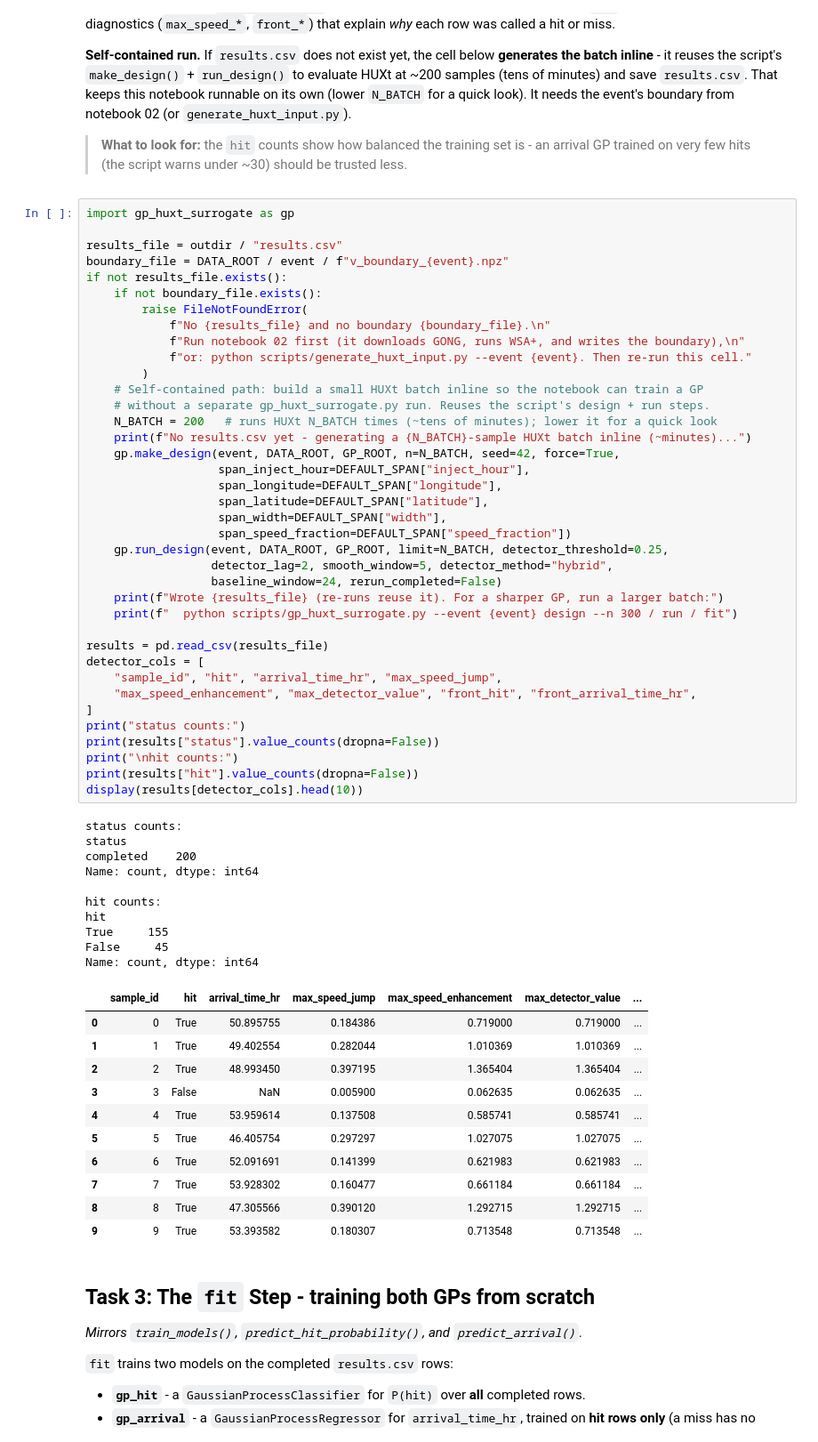
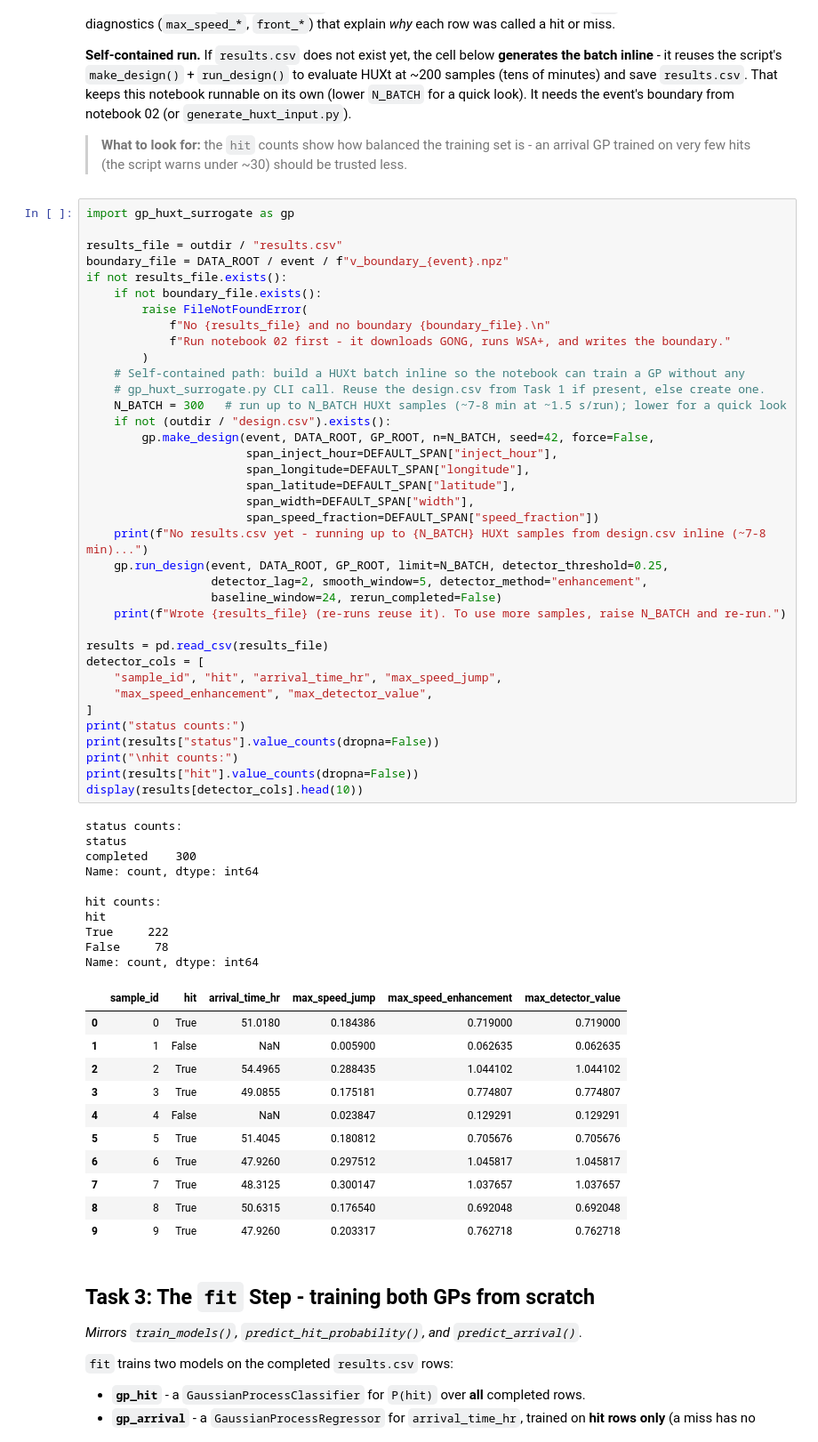
Before and after one commit to georgemilosh/conecast, a Jupyter notebook: notebooks/04_gp_huxt_application.ipynb, the cells around one changed output. Shown at 89% size. Saved outputs shown, nothing was run; the diff lists cells and outputs as text.

```diff
--- a/notebooks/04_gp_huxt_application.ipynb
+++ b/notebooks/04_gp_huxt_application.ipynb
@@ -403,63 +412,62 @@ For every design row, `run_design()` runs the same simulation, calls `detect_arr
 # %%
 import gp_huxt_surrogate as gp
 
 results_file = outdir / "results.csv"
 boundary_file = DATA_ROOT / event / f"v_boundary_{event}.npz"
 if not results_file.exists():
     if not boundary_file.exists():
         raise FileNotFoundError(
             f"No {results_file} and no boundary {boundary_file}.\n"
-            f"Run notebook 02 first (it downloads GONG, runs WSA+, and writes the boundary),\n"
-            f"or: python scripts/generate_huxt_input.py --event {event}. Then re-run this cell."
+            f"Run notebook 02 first - it downloads GONG, runs WSA+, and writes the boundary."
         )
-    # Self-contained path: build a small HUXt batch inline so the notebook can train a GP
-    # without a separate gp_huxt_surrogate.py run. Reuses the script's design + run steps.
-    N_BATCH = 200   # runs HUXt N_BATCH times (~tens of minutes); lower it for a quick look
-    print(f"No results.csv yet - generating a {N_BATCH}-sample HUXt batch inline (~minutes)...")
-    gp.make_design(event, DATA_ROOT, GP_ROOT, n=N_BATCH, seed=42, force=True,
-                   span_inject_hour=DEFAULT_SPAN["inject_hour"],
-                   span_longitude=DEFAULT_SPAN["longitude"],
-                   span_latitude=DEFAULT_SPAN["latitude"],
-                   span_width=DEFAULT_SPAN["width"],
-                   span_speed_fraction=DEFAULT_SPAN["speed_fraction"])
+    # Self-contained path: build a HUXt batch inline so the notebook can train a GP without any
+    # gp_huxt_surrogate.py CLI call. Reuse the design.csv from Task 1 if present, else create one.
+    N_BATCH = 300   # run up to N_BATCH HUXt samples (~7-8 min at ~1.5 s/run); lower for a quick look
+    if not (outdir / "design.csv").exists():
+        gp.make_design(event, DATA_ROOT, GP_ROOT, n=N_BATCH, seed=42, force=False,
+                       span_inject_hour=DEFAULT_SPAN["inject_hour"],
+                       span_longitude=DEFAULT_SPAN["longitude"],
+                       span_latitude=DEFAULT_SPAN["latitude"],
+                       span_width=DEFAULT_SPAN["width"],
+                       span_speed_fraction=DEFAULT_SPAN["speed_fraction"])
+    print(f"No results.csv yet - running up to {N_BATCH} HUXt samples from design.csv inline (~7-8 min)...")
     gp.run_design(event, DATA_ROOT, GP_ROOT, limit=N_BATCH, detector_threshold=0.25,
-                  detector_lag=2, smooth_window=5, detector_method="hybrid",
+                  detector_lag=2, smooth_window=5, detector_method="enhancement",
                   baseline_window=24, rerun_completed=False)
-    print(f"Wrote {results_file} (re-runs reuse it). For a sharper GP, run a larger batch:")
-    print(f"  python scripts/gp_huxt_surrogate.py --event {event} design --n 300 / run / fit")
+    print(f"Wrote {results_file} (re-runs reuse it). To use more samples, raise N_BATCH and re-run.")
 
 results = pd.read_csv(results_file)
 detector_cols = [
     "sample_id", "hit", "arrival_time_hr", "max_speed_jump",
-    "max_speed_enhancement", "max_detector_value", "front_hit", "front_arrival_time_hr",
+    "max_speed_enhancement", "max_detector_value",
 ]
 print("status counts:")
 print(results["status"].value_counts(dropna=False))
 print("\nhit counts:")
 print(results["hit"].value_counts(dropna=False))
 display(results[detector_cols].head(10))
 # %% [output]
 status counts:
 status
-completed    200
+completed    300
 Name: count, dtype: int64
 
 hit counts:
 hit
-True     155
-False     45
+True     222
+False     78
 Name: count, dtype: int64
-|  | sample_id | hit | arrival_time_hr | max_speed_jump | max_speed_enhancement | max_detector_value | ... |
-| 0 | 0 | True | 50.895755 | 0.184386 | 0.719000 | 0.719000 | ... |
-| 1 | 1 | True | 49.402554 | 0.282044 | 1.010369 | 1.010369 | ... |
-| 2 | 2 | True | 48.993450 | 0.397195 | 1.365404 | 1.365404 | ... |
-| 3 | 3 | False | NaN | 0.005900 | 0.062635 | 0.062635 | ... |
-| 4 | 4 | True | 53.959614 | 0.137508 | 0.585741 | 0.585741 | ... |
-| 5 | 5 | True | 46.405754 | 0.297297 | 1.027075 | 1.027075 | ... |
-| 6 | 6 | True | 52.091691 | 0.141399 | 0.621983 | 0.621983 | ... |
-| 7 | 7 | True | 53.928302 | 0.160477 | 0.661184 | 0.661184 | ... |
-| 8 | 8 | True | 47.305566 | 0.390120 | 1.292715 | 1.292715 | ... |
-| 9 | 9 | True | 53.393582 | 0.180307 | 0.713548 | 0.713548 | ... |
+|  | sample_id | hit | arrival_time_hr | max_speed_jump | max_speed_enhancement | max_detector_value |
+| 0 | 0 | True | 51.0180 | 0.184386 | 0.719000 | 0.719000 |
+| 1 | 1 | False | NaN | 0.005900 | 0.062635 | 0.062635 |
+| 2 | 2 | True | 54.4965 | 0.288435 | 1.044102 | 1.044102 |
+| 3 | 3 | True | 49.0855 | 0.175181 | 0.774807 | 0.774807 |
+| 4 | 4 | False | NaN | 0.023847 | 0.129291 | 0.129291 |
+| 5 | 5 | True | 51.4045 | 0.180812 | 0.705676 | 0.705676 |
+| 6 | 6 | True | 47.9260 | 0.297512 | 1.045817 | 1.045817 |
+| 7 | 7 | True | 48.3125 | 0.300147 | 1.037657 | 1.037657 |
+| 8 | 8 | True | 50.6315 | 0.176540 | 0.692048 | 0.692048 |
+| 9 | 9 | True | 47.9260 | 0.203317 | 0.762718 | 0.762718 |
 # %% [markdown]
 ## Task 3: The `fit` Step - training both GPs from scratch
 
```
Also changed, not shown: parts of 12 cells of this notebook, 10 other files.
